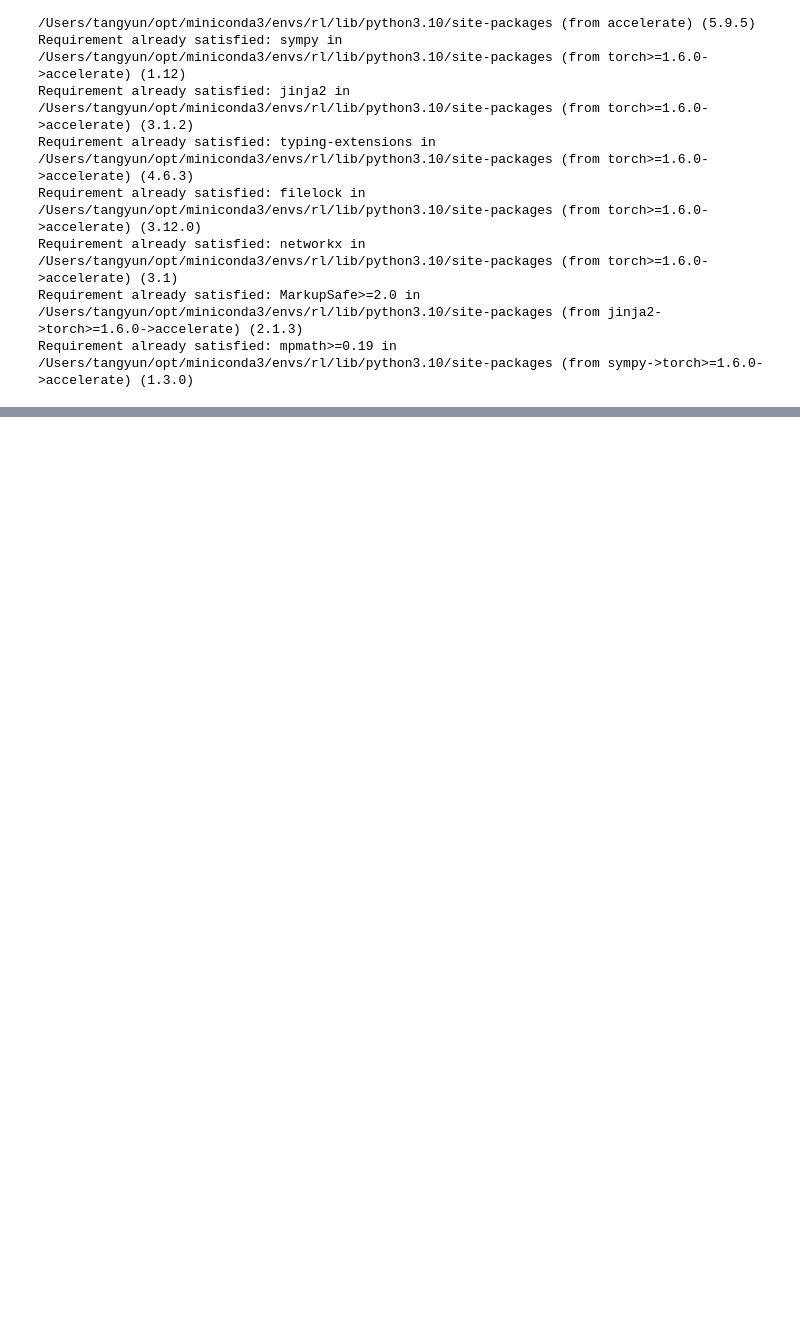
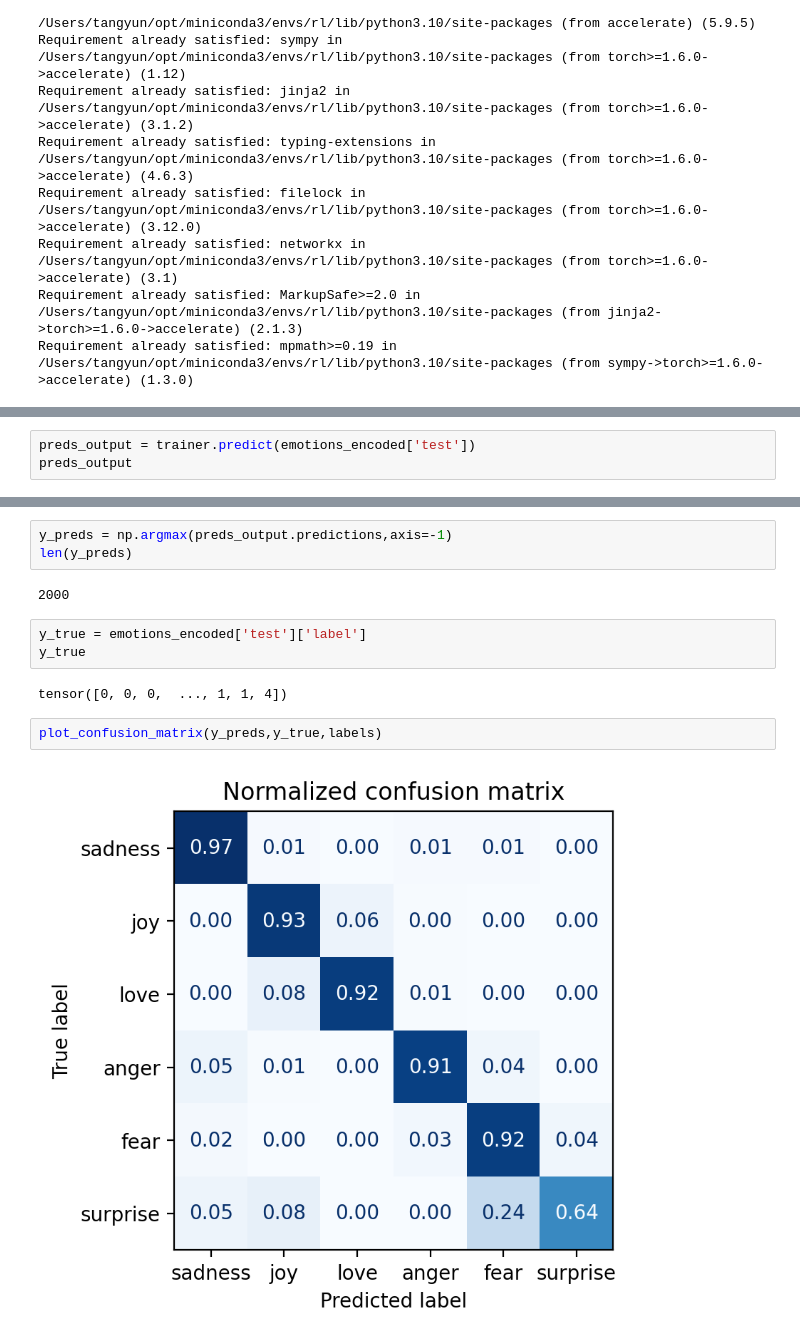
Before and after one commit to learn2Pro/rl_learning, a Jupyter notebook: llm/bert/bert_emotion.ipynb, the cells around one changed output, grey strips where cells are left out. Cells and saved outputs as stored; diff of their text form; blank space fills up the shorter version.

```diff
--- a/llm/bert/bert_emotion.ipynb
+++ b/llm/bert/bert_emotion.ipynb
@@ -398,0 +487,3 @@ ImportError: Using the `Trainer` with `PyTorch` requires `accelerate>=0.20.1`: P
+# %%
+preds_output = trainer.predict(emotions_encoded['test'])
+preds_output
@@ -398,0 +505,14 @@ ImportError: Using the `Trainer` with `PyTorch` requires `accelerate>=0.20.1`: P
+# %%
+y_preds = np.argmax(preds_output.predictions,axis=-1)
+len(y_preds)
+# %% [output]
+2000
+# %%
+y_true = emotions_encoded['test']['label']
+y_true
+# %% [output]
+tensor([0, 0, 0,  ..., 1, 1, 4])
+# %%
+plot_confusion_matrix(y_preds,y_true,labels)
+# %% [output]
+[figure, added]
```
Also changed, not shown: parts of 41 cells of this notebook.
